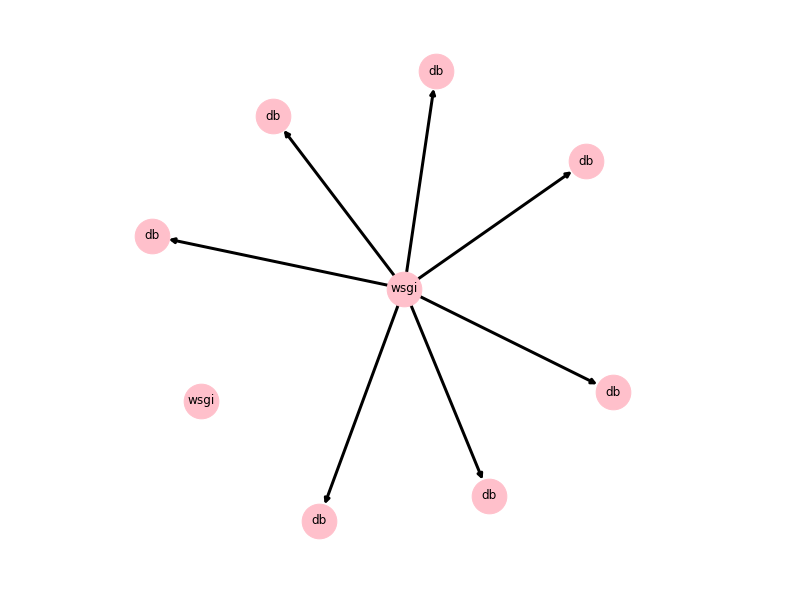
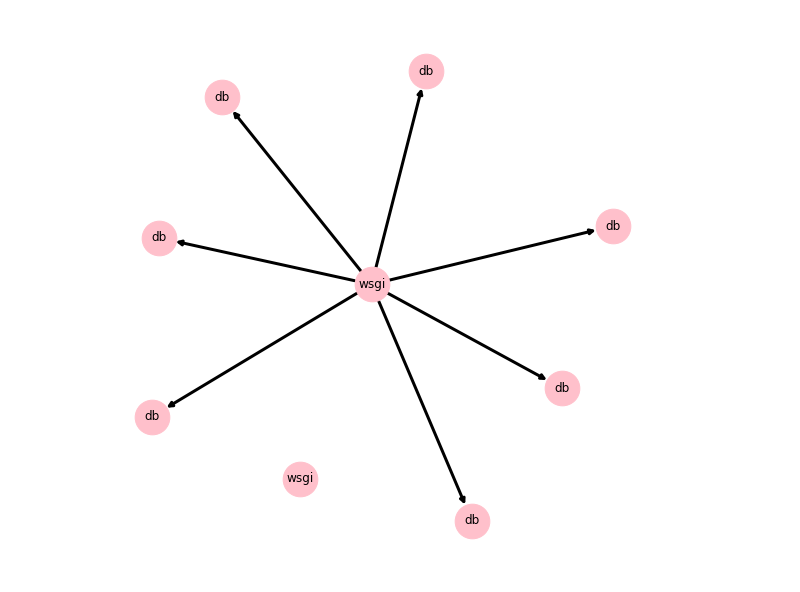
Before and after one commit to Context-Aware-Monitoring/Dependency-Prediction, a Jupyter notebook: notebooks/Parsing.ipynb, the cells around one changed output. Drawn from its saved outputs; the diff is of its cells as text; code cells hidden in the pictures.

```diff
--- a/notebooks/Parsing.ipynb
+++ b/notebooks/Parsing.ipynb
@@ -25,7 +28,7 @@ operations = sorted(list(map(lambda x: x.name, list(pathToTraces.glob('**'))[1:]
 traces = {}
 for operation in operations:
     pathToOperation = pathToTraces / operation
-    pathes = list(pathToOperation.glob('*.json'))
+    pathes = sorted(list(pathToOperation.glob('*.json')))
     traces[operation] = {}
     traces[operation]['id'] = list(map(lambda x: x.name[:x.name.find('.json')], pathes))
     traces[operation]['data'] = list(map(lambda x: loadJson(x), pathes))
@@ -103,14 +124,15 @@ print(json.dumps(traces[operations[2]]['data'][805], indent=2))
   ]
 }
 # %%
-g = traces[operations[2]]['graph'][805]
+# example of this trace like a graph
+g = traces[operations[2]]['graph'][57]
 plt.figure(figsize=(10, 10))
 pos = nx.spring_layout(g)
 nx.draw_networkx_labels(g, pos, nx.get_node_attributes(g, 'name'))
 nx.draw(g, pos = pos, node_color = 'pink', node_size = 1200, font_size = 14, width = 3)
 plt.show()
 # %% [output]
-[figure, old version]
+[figure, new version]
 # %%
 # create windowing
 windowSize = 60
```
Also changed, not shown: parts of 13 cells of this notebook, 1 other file.
